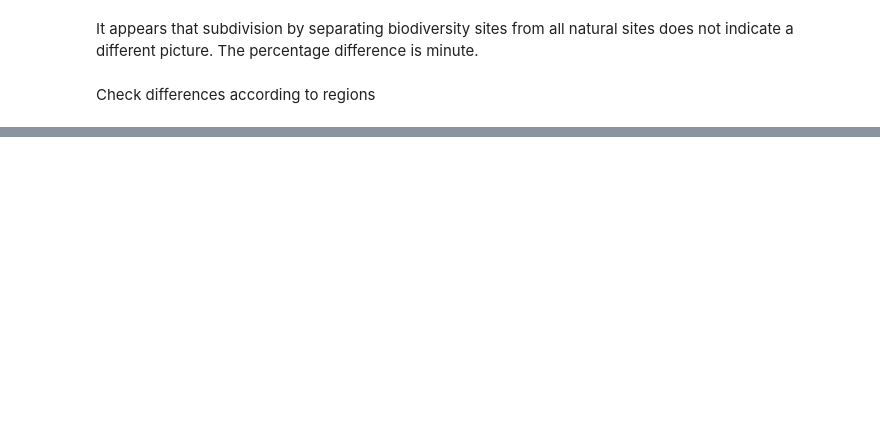
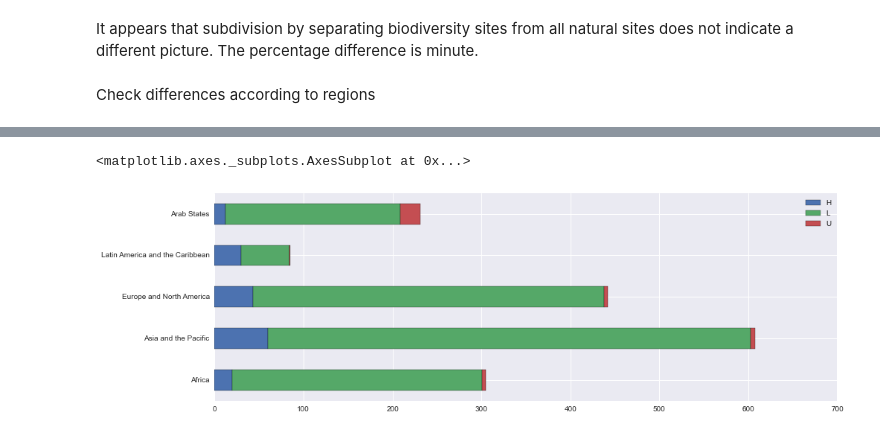
Before and after one commit to Yichuans/climate-vulnerable-wh, a Jupyter notebook: workspace.ipynb, the cells around one changed output, grey strips where cells are left out. Cells and saved outputs as stored; diff of their text form; code cells hidden in the pictures; blank space fills up the shorter version.

```diff
--- a/workspace.ipynb
+++ b/workspace.ipynb
@@ -1056,0 +1174,8 @@ df_final[0][['per_H' + each for each in ['', '_africa', '_asia', '_euna', '_lac'
+# %%
+# coral
+a = pd.concat([each[['H', 'L', 'U']].loc['FINAL_SCORE'] for each in coral_regions], 1).T
+a.index = regions_name_list
+a.plot.barh(stacked=True, figsize=(15,5))
+# %% [output]
+<matplotlib.axes._subplots.AxesSubplot at 0x...>
+[figure, added]
```
Also changed, not shown: parts of 13 cells of this notebook.
